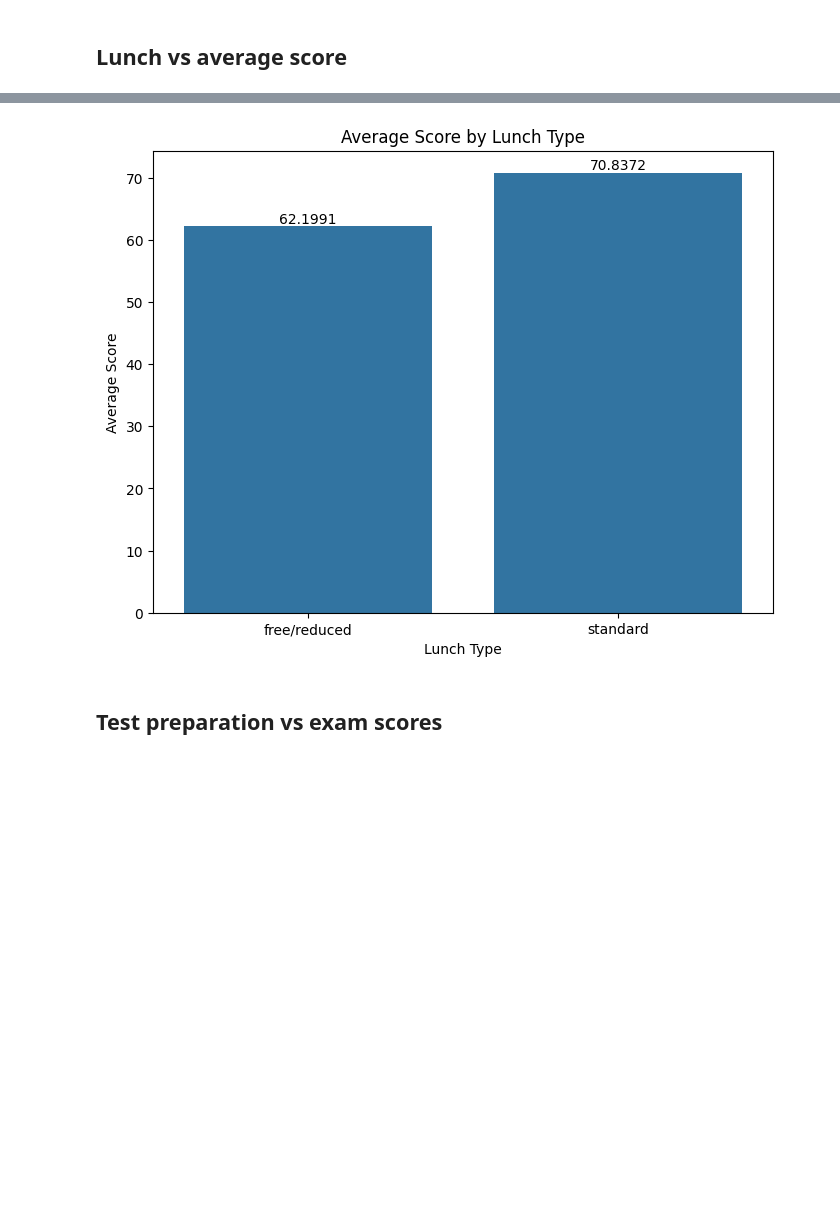
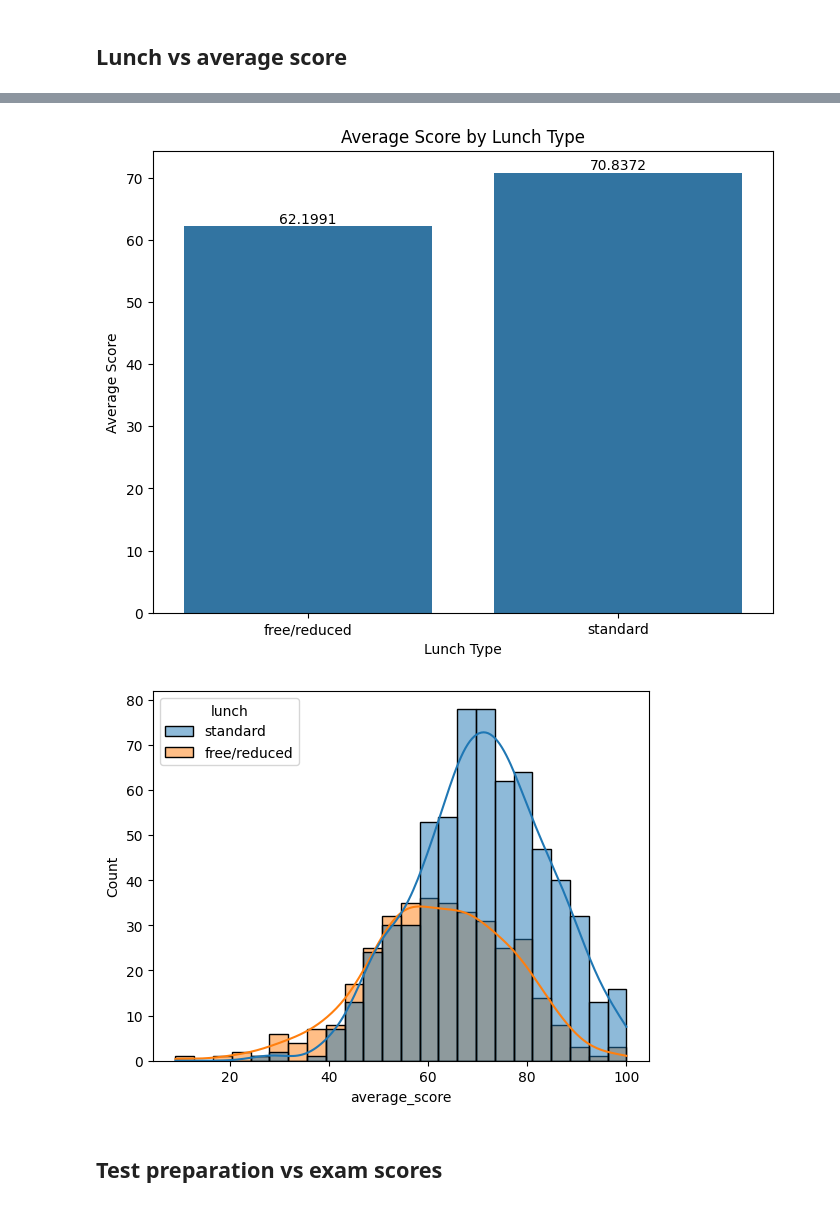
Before and after one commit to wiktor1468/StudentsStudyPerformance, a Jupyter notebook: StudentsStudyPerformance.ipynb, the cells around one changed output, grey strips where cells are left out. Drawn from its saved outputs; the diff is of its cells as text; code cells hidden in the pictures; blank space fills up the shorter version.

```diff
--- a/StudentsStudyPerformance.ipynb
+++ b/StudentsStudyPerformance.ipynb
@@ -438,26 +478,30 @@ The lunch type have great impact on performance in math exam. Average math score
 # %%
 g = sns.FacetGrid(df, hue="lunch", height=5, aspect=1)
 
 # Map the scatter plot to the FacetGrid
 b =g.map(plt.scatter, "lunch", "average_score").add_legend()
 
 g.fig.suptitle("lunch vs average_score", fontsize=15)
 plt.show()
 
 
 avgs_score_lunch = df.groupby('lunch')['average_score'].mean()
 plt.figure(figsize=(8, 6))
 bar_plot = sns.barplot(x=avgs_score_lunch.index, y=avgs_score_lunch.values)
 plt.title('Average Score by Lunch Type')
 plt.xlabel('Lunch Type')
 plt.ylabel('Average Score')
 #add edge values
 for container in bar_plot.containers:
     bar_plot.bar_label(container, label_type='edge')
 plt.show()
+
+sns.histplot(data=df,x='average_score',kde=True,hue='lunch')
+plt.show()
 # %% [output]
 [figure]
 [figure]
+[figure, added]
 # %% [markdown]
 ## Test preparation vs exam scores
 # %% [markdown]
```
Also changed, not shown: parts of 2 cells of this notebook.
